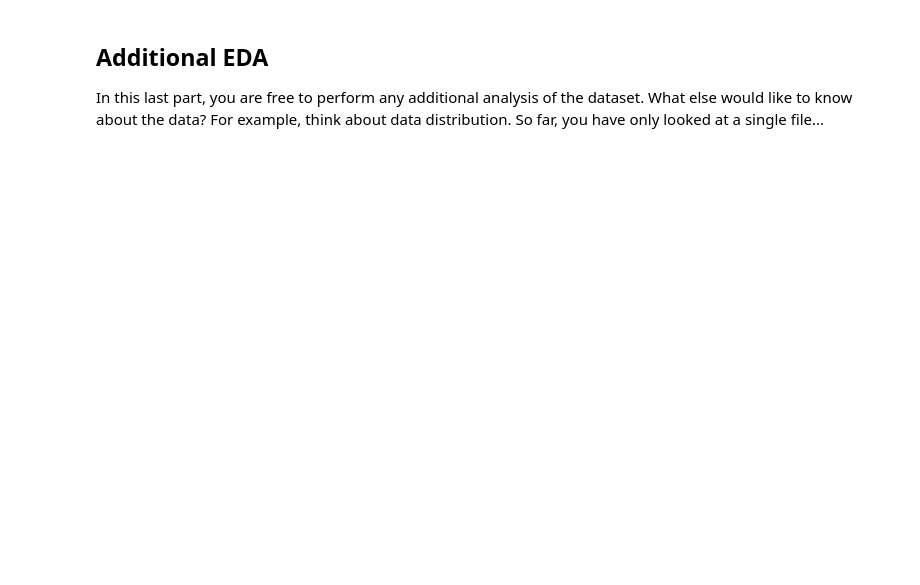
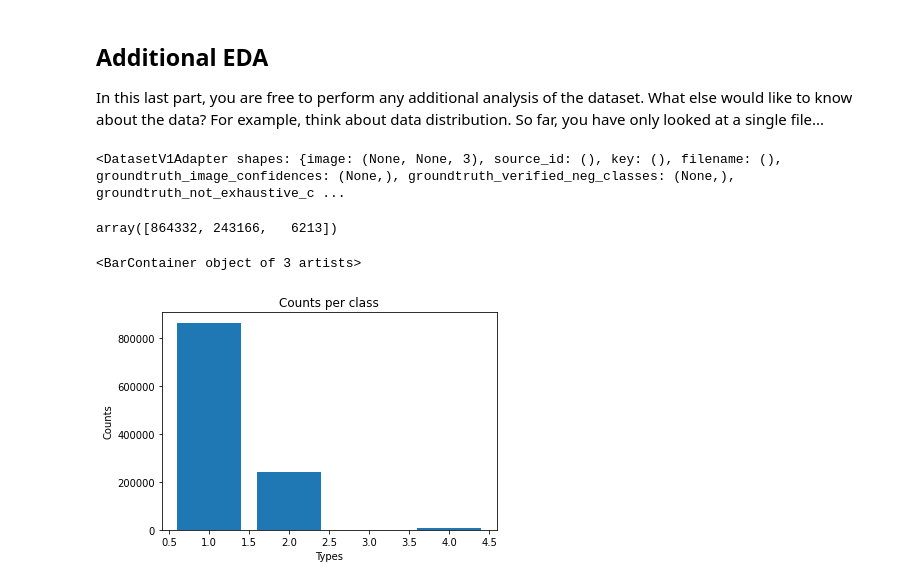
Before and after one commit to Pipowitz/object_detection_urban, a Jupyter notebook: Exploratory Data Analysis.ipynb, the cells around one changed output. Saved outputs shown, nothing was run; the diff lists cells and outputs as text; code cells hidden in the pictures; blank space fills up the shorter version.

```diff
--- a/Exploratory Data Analysis.ipynb
+++ b/Exploratory Data Analysis.ipynb
@@ -14,5 +16,5 @@ from matplotlib.patches import Rectangle
 
 %matplotlib inline
 # %%
-dataset = get_dataset("/home/workspace/data/*/*.tfrecord")
+dataset = get_dataset("/home/workspace/data/train/*.tfrecord")
 # %% [output]
@@ -95,3 +97,27 @@ for batch in dataset.shuffle(99).take(10):
 
 In this last part, you are free to perform any additional analysis of the dataset. What else would like to know about the data?
 For example, think about data distribution. So far, you have only looked at a single file...
+# %%
+dataset
+# %% [output]
+<DatasetV1Adapter shapes: {image: (None, None, 3), source_id: (), key: (), filename: (), groundtruth_image_confidences: (None,), groundtruth_verified_neg_classes: (None,), groundtruth_not_exhaustive_c ...
+# %%
+class_array=np.array([])
+obj_num_per_pic=[]
+for picture in dataset.take(50000):
+    class_array=np.concatenate((class_array, picture['groundtruth_classes'].numpy()))
+    obj_num_per_pic.append(len(picture['groundtruth_classes'].numpy()))
+# %%
+unique, counts=np.unique(class_array, return_counts=True)
+# %%
+counts
+# %% [output]
+array([864332, 243166,   6213])
+# %%
+plt.title("Counts per class")
+plt.xlabel("Types")
+plt.ylabel("Counts")
+plt.bar(unique, counts)
+# %% [output]
+<BarContainer object of 3 artists>
+[figure, added]
```
Also changed, not shown: parts of 5 cells of this notebook, 1 other file.
